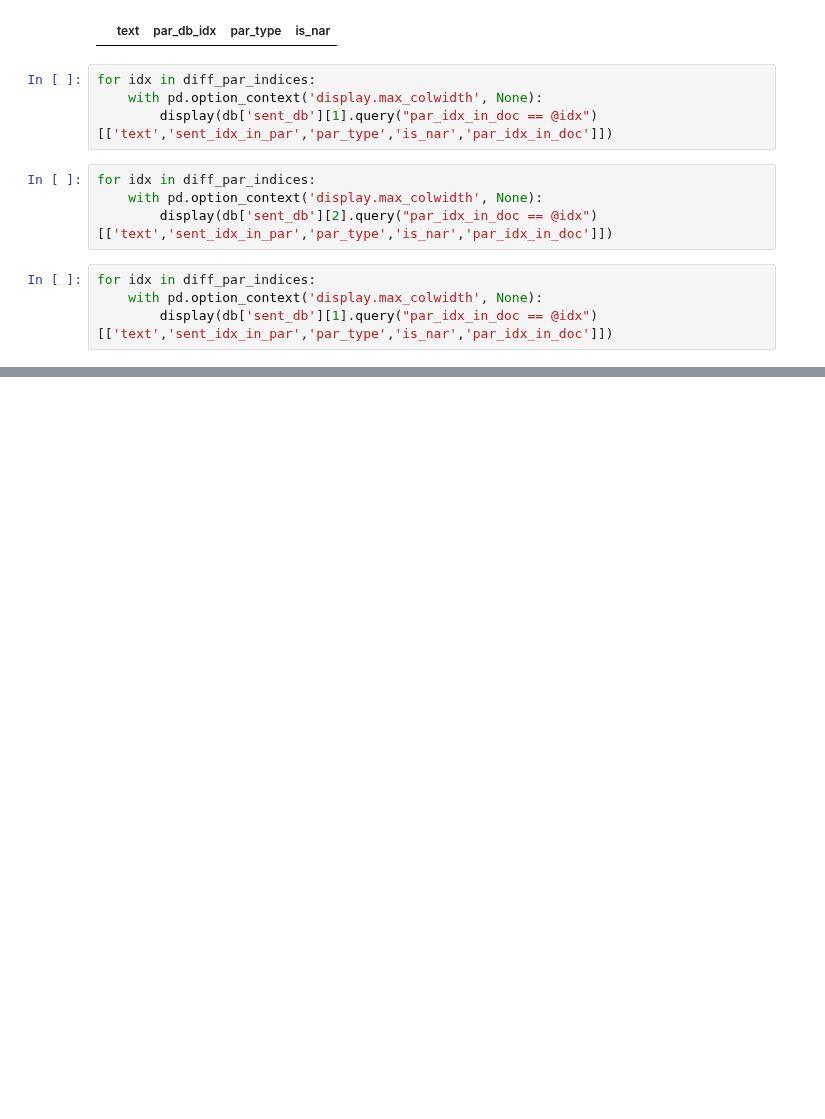
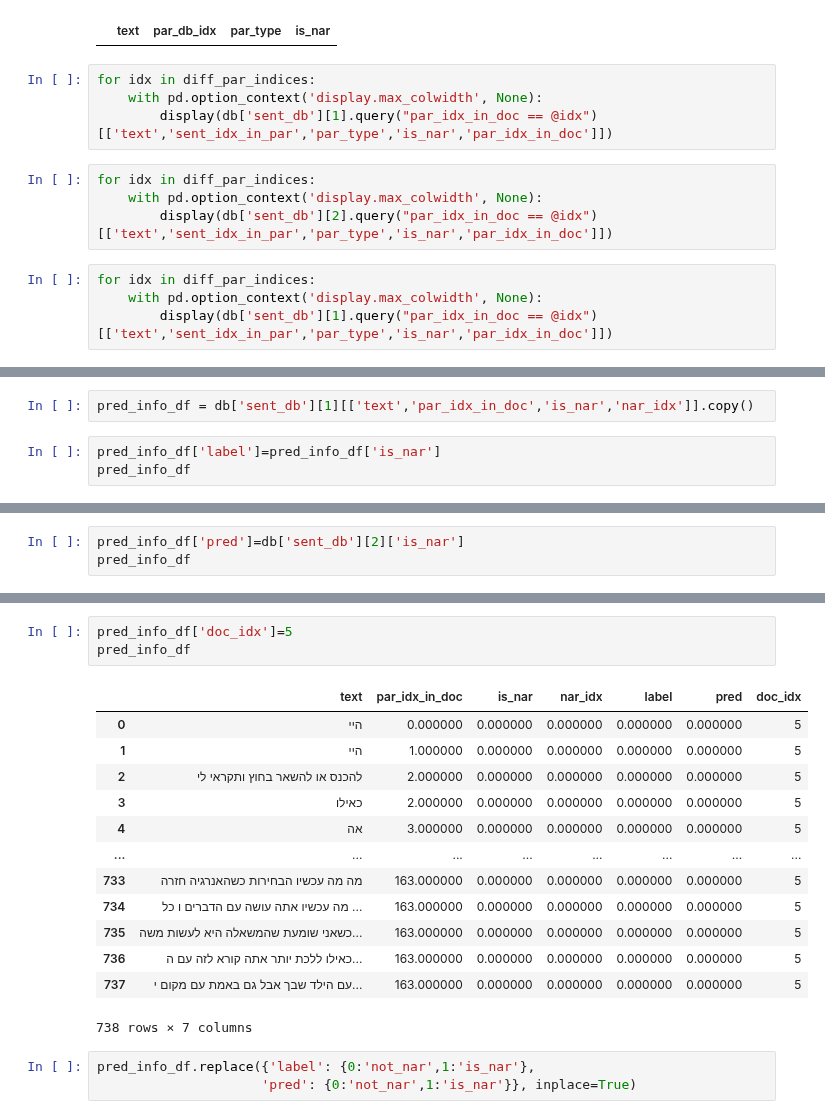
Before and after one commit to Sofy34/personal_strudy, a Jupyter notebook: thesis/13_agreement.ipynb, the cells around one changed output, grey strips where cells are left out. Cells and saved outputs as stored; diff of their text form; blank space fills up the shorter version.

```diff
--- a/thesis/13_agreement.ipynb
+++ b/thesis/13_agreement.ipynb
@@ -125,0 +215,5 @@ for idx in diff_par_indices:
+# %%
+pred_info_df = db['sent_db'][1][['text','par_idx_in_doc','is_nar','nar_idx']].copy()
+# %%
+pred_info_df['label']=pred_info_df['is_nar']
+pred_info_df
@@ -125,0 +234,3 @@ for idx in diff_par_indices:
+# %%
+pred_info_df['pred']=db['sent_db'][2]['is_nar']
+pred_info_df
@@ -125,0 +251,20 @@ for idx in diff_par_indices:
+# %%
+pred_info_df['doc_idx']=5
+pred_info_df
+# %% [output]
+|  | text | par_idx_in_doc | is_nar | nar_idx | label | pred | doc_idx |
+| 0 | היי | 0.000000 | 0.000000 | 0.000000 | 0.000000 | 0.000000 | 5 |
+| 1 | היי | 1.000000 | 0.000000 | 0.000000 | 0.000000 | 0.000000 | 5 |
+| 2 | להכנס או להשאר בחוץ ותקראי לי | 2.000000 | 0.000000 | 0.000000 | 0.000000 | 0.000000 | 5 |
+| 3 | כאילו | 2.000000 | 0.000000 | 0.000000 | 0.000000 | 0.000000 | 5 |
+| 4 | אה | 3.000000 | 0.000000 | 0.000000 | 0.000000 | 0.000000 | 5 |
+| ... | ... | ... | ... | ... | ... | ... | ... |
+| 733 | מה מה עכשיו הבחירות כשהאנרגיה חזרה | 163.000000 | 0.000000 | 0.000000 | 0.000000 | 0.000000 | 5 |
+| 734 | מה עכשיו אתה עושה עם הדברים ו כל ... | 163.000000 | 0.000000 | 0.000000 | 0.000000 | 0.000000 | 5 |
+| 735 | כשאני שומעת שהמשאלה היא לעשות משה... | 163.000000 | 0.000000 | 0.000000 | 0.000000 | 0.000000 | 5 |
+| 736 | כאילו ללכת יותר אתה קורא לזה עם ה... | 163.000000 | 0.000000 | 0.000000 | 0.000000 | 0.000000 | 5 |
+| 737 | עם הילד שבך אבל גם באמת עם מקום י... | 163.000000 | 0.000000 | 0.000000 | 0.000000 | 0.000000 | 5 |
+738 rows × 7 columns
+# %%
+pred_info_df.replace({'label': {0:'not_nar',1:'is_nar'},
+                     'pred': {0:'not_nar',1:'is_nar'}}, inplace=True)
```
Also changed, not shown: parts of 24 cells of this notebook, 1 other file.
